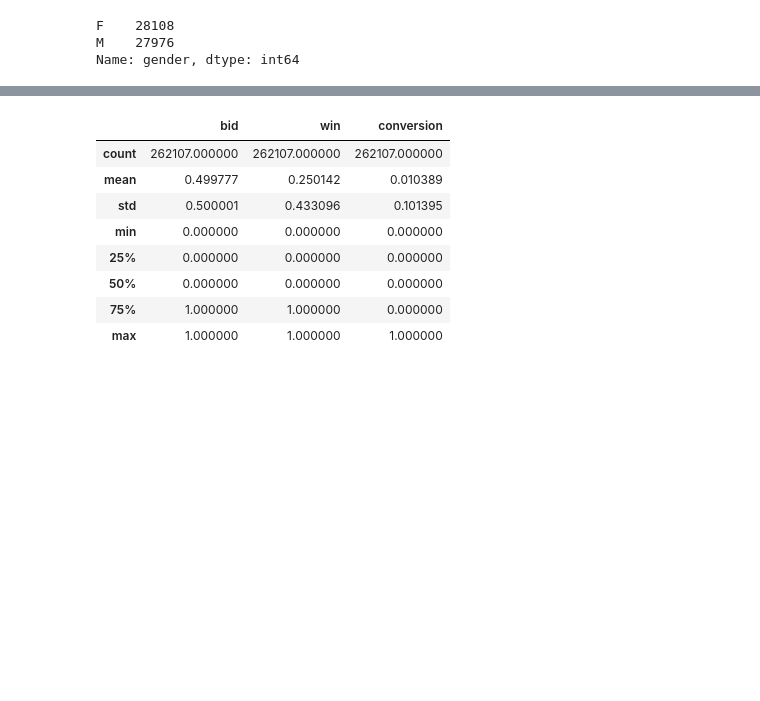
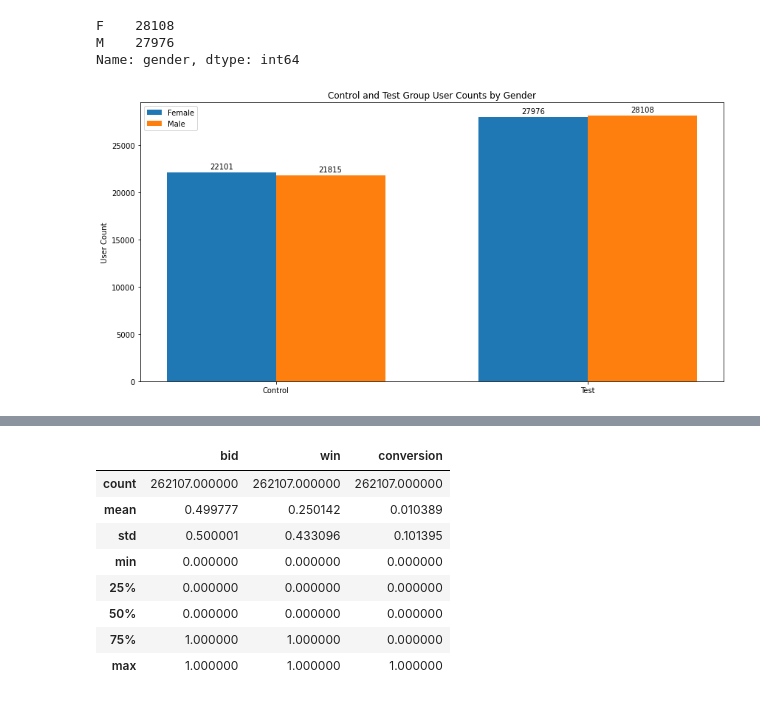
Before and after one commit to jkurdys/Vericast, a Jupyter notebook: notebooks/EDA.ipynb, the cells around one changed output, grey strips where cells are left out. Saved outputs shown, nothing was run; the diff lists cells and outputs as text; code cells hidden in the pictures; blank space fills up the shorter version.

```diff
--- a/notebooks/EDA.ipynb
+++ b/notebooks/EDA.ipynb
@@ -224,3 +224,24 @@ test.gender.value_counts()
 F    28108
 M    27976
 Name: gender, dtype: int64
+# %%
+gen_df = pd.DataFrame([control.gender.value_counts(), test.gender.value_counts()], index=['control', 'test'])
+# %%
+d1 = gen_df.M.values
+d2 = gen_df.F.values
+
+dlabels = ['Female', 'Male']
+labels = ['Control', 'Test']
+labels.sort()
+xlabel = None
+ylabel = 'User Count'
+
+x = np.arange(len(labels))
+width = 0.35
+xticks = [x, labels]
+
+title = 'Control and Test Group User Counts by Gender'
+# %%
+makeGroupedBars(d1, d2, x, dlabels, xticks, xlabel, ylabel, title)
+# %% [output]
+[figure, added]
```
Also changed, not shown: parts of 6 cells of this notebook, 2 other files.
